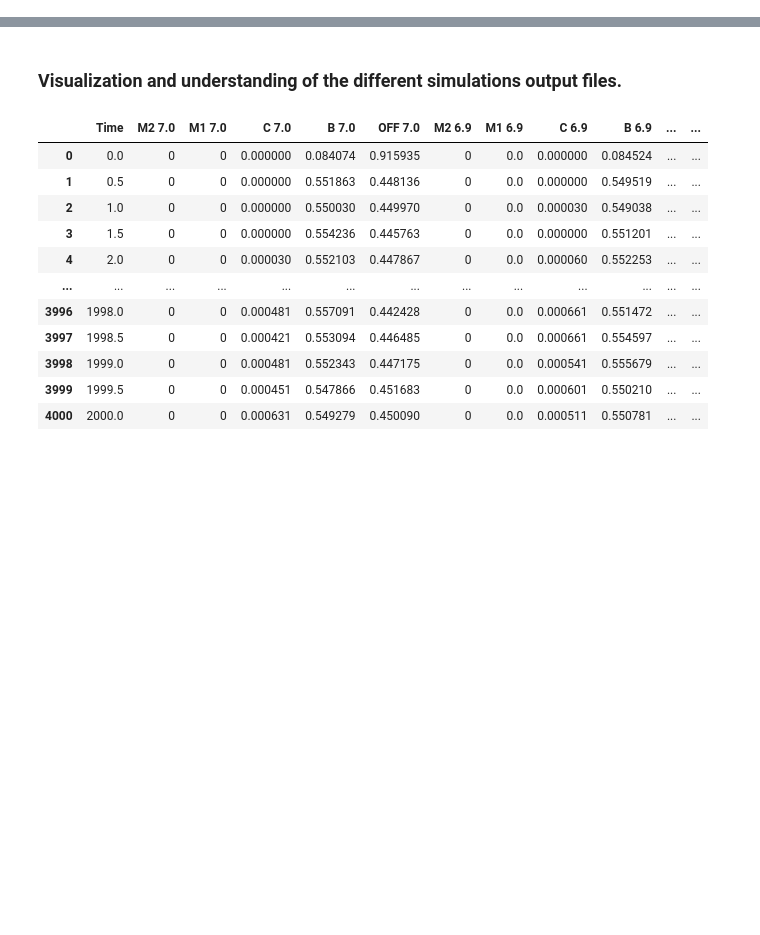
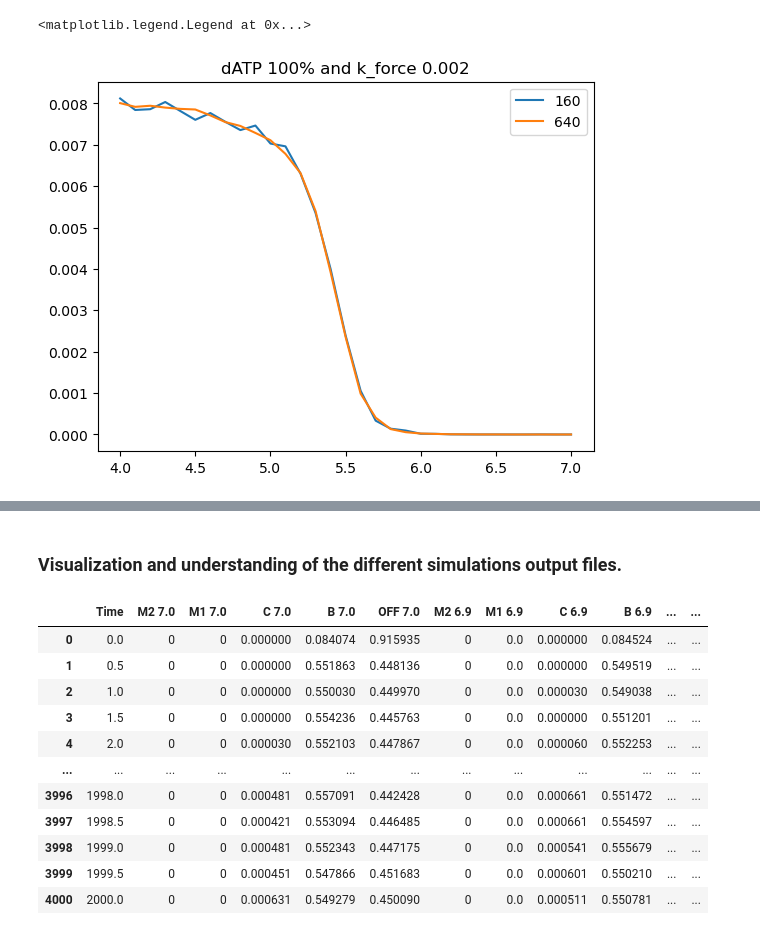
Before and after one commit to marcushock/dATP_multiscale_modeling, a Jupyter notebook: Results Exploration MCMC.ipynb, the cells around one changed output, grey strips where cells are left out. Saved outputs shown, nothing was run; the diff lists cells and outputs as text; code cells hidden in the pictures; blank space fills up the shorter version.

```diff
--- a/Results Exploration MCMC.ipynb
+++ b/Results Exploration MCMC.ipynb
@@ -10,0 +147,7 @@ This is a test to see if I can stash a change.
+# %%
+#### Attempting to converge with lower k_force but 100% dATP.
+
+lower_kforce_640 = hf.states_structure('MCMC_simulation_results/241015-0743__MR_640_States_out k2_plus_ref 0.002500 k3_plus 0.050000 k4_plus_ref 0.135000 kB_plus_ref 13.000000 kB_minus_ref 0.100000 kCa_plus_ref 0.090000 dATP 1.000000 k_force 0.002000 k_plus_SR_ref 16.000000 k_minus_SR_ref 15.000000.csv')
+
+
+lower_kforce_160 = hf.states_structure('MCMC_simulation_results/241014-1649__MR_160_States_out k2_plus_ref 0.002500 k3_plus 0.050000 k4_plus_ref 0.135000 kB_plus_ref 13.000000 kB_minus_ref 0.100000 kCa_plus_ref 0.090000 dATP 1.000000 k_force 0.002000 k_plus_SR_ref 16.000000 k_minus_SR_ref 15.000000.csv')
@@ -10,0 +159,8 @@ This is a test to see if I can stash a change.
+# %%
+plt.plot(lower_kforce_160.force_pCa, label = 160)
+plt.plot(lower_kforce_640.force_pCa, label = 640)
+plt.title('dATP 100% and k_force '+str(lower_kforce_160.parameters['k_force']))
+plt.legend()
+# %% [output]
+<matplotlib.legend.Legend at 0x...>
+[figure, added]
```
Also changed, not shown: parts of 24 cells of this notebook.
